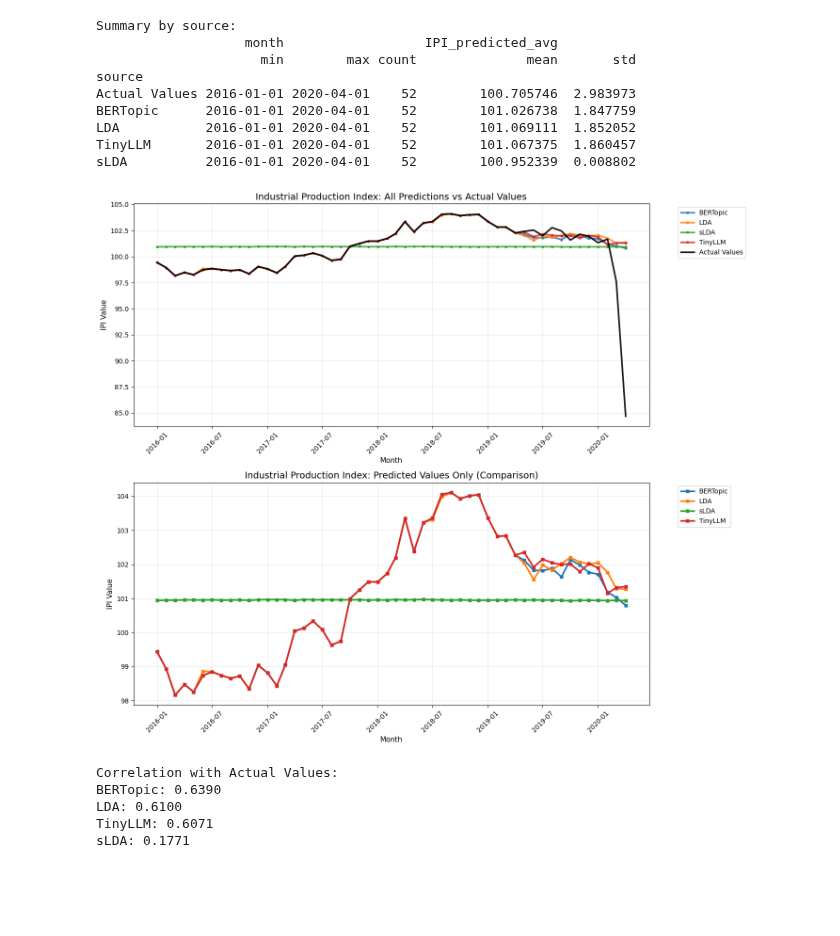
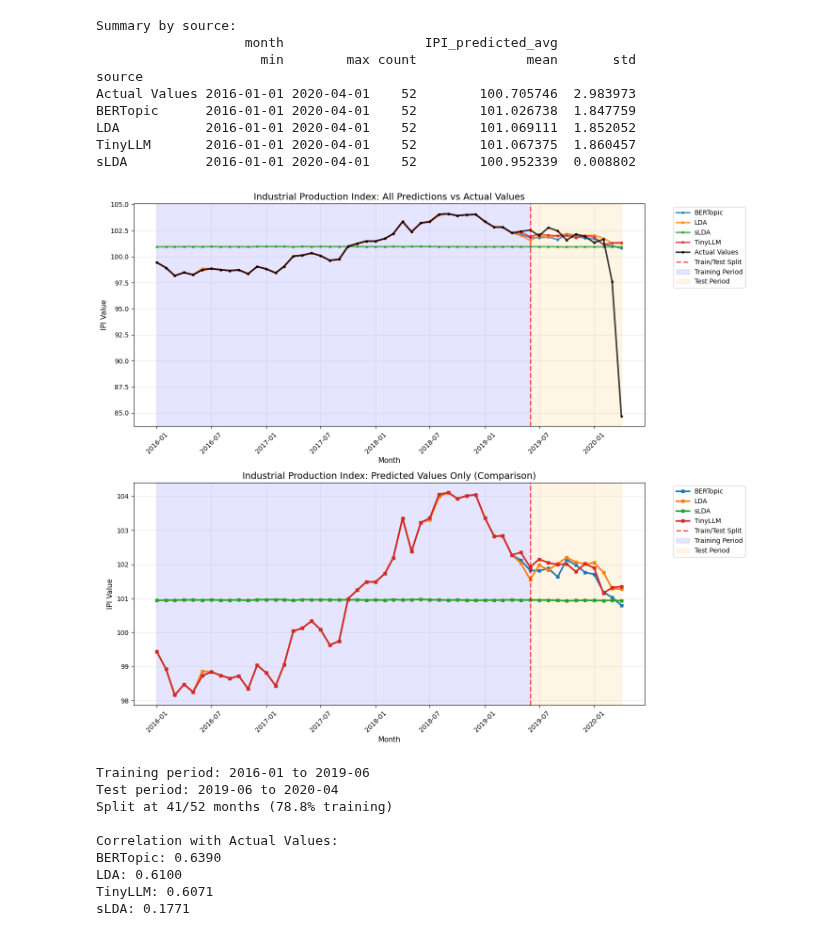
Before and after one commit to Benemrxr/project-ds4pp-eth2025, a Jupyter notebook: notebooks/08-predicted-vs-absolute.ipynb, the cells around one changed output. Cells and saved outputs as stored; diff of their text form; code cells hidden in the pictures; blank space fills up the shorter version.

Commit message:
aes changes to plot comparing predictions (training/test split)

```diff
--- a/notebooks/08-predicted-vs-absolute.ipynb
+++ b/notebooks/08-predicted-vs-absolute.ipynb
@@ -98,16 +98,26 @@ fig, (ax1, ax2) = plt.subplots(2, 1, figsize=(14, 12))
 colors = ['#1f77b4', '#ff7f0e', '#2ca02c', '#d62728', '#9467bd']
 sources = all_monthly['source'].unique()
 
+# Calculate train/test split point (80% training, 20% test)
+unique_months = sorted(all_monthly['month'].unique())
+split_idx = int(len(unique_months) * 0.8)
+split_date = unique_months[split_idx]
+
 # Top plot: All lines together but with improved visibility
 for i, source in enumerate(sources):
     data = all_monthly[all_monthly['source'] == source].sort_values('month')
 
     if source == 'Actual Values':
         ax1.plot(data['month'], data['IPI_predicted_avg'],
-                color='black', linewidth=2.5, label=source, linestyle='-', alpha=0.9)
+                color='black', linewidth=2.5, label=source, linestyle='-', alpha=0.75, marker='o', markersize=3)
     else:
         ax1.plot(data['month'], data['IPI_predicted_avg'],
-                color=colors[i], linewidth=2.5, label=source, linestyle='-', alpha=0.85, marker='o', markersize=3)
+                color=colors[i], linewidth=2.5, label=source, linestyle='-', alpha=0.75, marker='o', markersize=3)
+
+# Add train/test split visualization
+ax1.axvline(x=split_date, color='red', linestyle='--', linewidth=2, alpha=0.7, label='Train/Test Split')
+ax1.axvspan(unique_months[0], split_date, alpha=0.1, color='blue', label='Training Period')
+ax1.axvspan(split_date, unique_months[-1], alpha=0.1, color='orange', label='Test Period')
 
 ax1.set_title('Industrial Production Index: All Predictions vs Actual Values', fontsize=14)
 ax1.set_xlabel('Month', fontsize=11)
@@ -121,34 +131,47 @@ prediction_sources = [s for s in sources if s != 'Actual Values']
 for i, source in enumerate(prediction_sources):
     data = all_monthly[all_monthly['source'] == source].sort_values('month')
     ax2.plot(data['month'], data['IPI_predicted_avg'],
             color=colors[i], linewidth=2.5, label=source, linestyle='-', marker='s', markersize=4)
 
+# Add train/test split visualization to bottom plot
+ax2.axvline(x=split_date, color='red', linestyle='--', linewidth=2, alpha=0.7, label='Train/Test Split')
+ax2.axvspan(unique_months[0], split_date, alpha=0.1, color='blue', label='Training Period')
+ax2.axvspan(split_date, unique_months[-1], alpha=0.1, color='orange', label='Test Period')
+
 ax2.set_title('Industrial Production Index: Predicted Values Only (Comparison)', fontsize=14)
 ax2.set_xlabel('Month', fontsize=11)
 ax2.set_ylabel('IPI Value', fontsize=11)
 ax2.legend(bbox_to_anchor=(1.05, 1), loc='upper left')
 ax2.grid(True, alpha=0.3)
 ax2.tick_params(axis='x', rotation=45)
 
 plt.tight_layout()
 plt.show()
+
+print(f"Training period: {unique_months[0].strftime('%Y-%m')} to {split_date.strftime('%Y-%m')}")
+print(f"Test period: {split_date.strftime('%Y-%m')} to {unique_months[-1].strftime('%Y-%m')}")
+print(f"Split at {split_idx}/{len(unique_months)} months ({split_idx/len(unique_months)*100:.1f}% training)")
 
 # Calculate and display correlation with actual values
 actual_data = all_monthly[all_monthly['source'] == 'Actual Values'][['month', 'IPI_predicted_avg']]
 correlations = {}
 
 for source in sources:
     if source != 'Actual Values':
         pred_data = all_monthly[all_monthly['source'] == source][['month', 'IPI_predicted_avg']]
         merged = actual_data.merge(pred_data, on='month', suffixes=('_actual', '_pred'))
         corr = merged['IPI_predicted_avg_actual'].corr(merged['IPI_predicted_avg_pred'])
         correlations[source] = corr
 
 print("\nCorrelation with Actual Values:")
 for source, corr in sorted(correlations.items(), key=lambda x: x[1], reverse=True):
     print(f"{source}: {corr:.4f}")
 # %% [output]
-[figure, old version]
+[figure, new version]
+Training period: 2016-01 to 2019-06
+Test period: 2019-06 to 2020-04
+Split at 41/52 months (78.8% training)
+
 Correlation with Actual Values:
 BERTopic: 0.6390
 LDA: 0.6100
```
